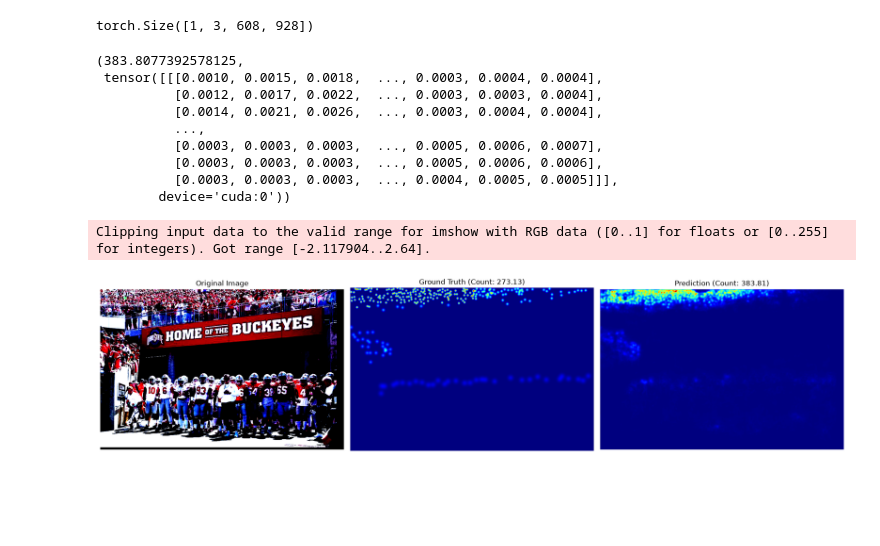
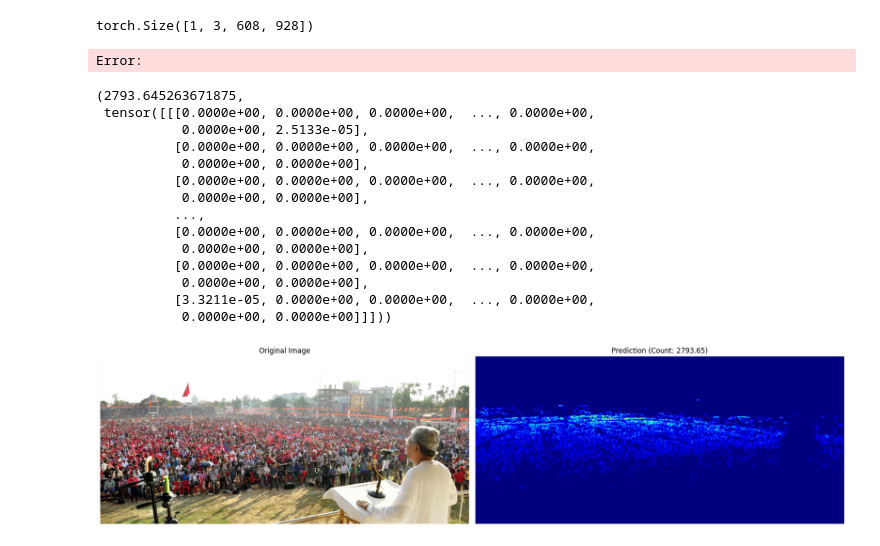
Before and after one commit to Karam-Antar/crowd_counting, a Jupyter notebook: notebooks/explore.ipynb, the cells around one changed output. Cells and saved outputs as stored; diff of their text form; code cells hidden in the pictures; blank space fills up the shorter version.

```diff
--- a/notebooks/explore.ipynb
+++ b/notebooks/explore.ipynb
@@ -19,5 +19,5 @@ os.environ["PYTORCH_CUDA_ALLOC_CONF"] = "expandable_segments:True"
 # %%
 inspection.inspect_model('convnext_base')
 # %%
-model, params = MLFlowRegistry().load_model('models:/crowd_counting/74')
+model, params = MLFlowRegistry().load_model('models:/crowd_counting/75')
 # %% [output]
@@ -112,28 +112,34 @@ from PIL import Image
 
 
 from src.data import transform_sample
-original_image = Image.open('/home/jl_fs/workspace/projects/crowd_counting/review_zeros/3139_jpg.rf.ade9d6799722481a373fd8b84a47797b.jpg').convert('RGB')
+original_image = Image.open('/teamspace/studios/this_studio/workspace/crowd_counting/testing_images/input/0580.jpg').convert('RGB')
 image = transform_sample.preprocess(original_image, params)
 # image = np.array([original_image])
+# %% [output]
+Error:
 # %%
-result  = model.predict(sample)
+result  = model.predict(image)
 result = (float(result[0][0]), result[1])
 result
 # %% [output]
-(383.8077392578125,
- tensor([[[0.0010, 0.0015, 0.0018,  ..., 0.0003, 0.0004, 0.0004],
-          [0.0012, 0.0017, 0.0022,  ..., 0.0003, 0.0003, 0.0004],
-          [0.0014, 0.0021, 0.0026,  ..., 0.0003, 0.0004, 0.0004],
+(2793.645263671875,
+ tensor([[[0.0000e+00, 0.0000e+00, 0.0000e+00,  ..., 0.0000e+00,
+           0.0000e+00, 2.5133e-05],
+          [0.0000e+00, 0.0000e+00, 0.0000e+00,  ..., 0.0000e+00,
+           0.0000e+00, 0.0000e+00],
+          [0.0000e+00, 0.0000e+00, 0.0000e+00,  ..., 0.0000e+00,
+           0.0000e+00, 0.0000e+00],
           ...,
-          [0.0003, 0.0003, 0.0003,  ..., 0.0005, 0.0006, 0.0007],
-          [0.0003, 0.0003, 0.0003,  ..., 0.0005, 0.0006, 0.0006],
-          [0.0003, 0.0003, 0.0003,  ..., 0.0004, 0.0005, 0.0005]]],
-        device='cuda:0'))
+          [0.0000e+00, 0.0000e+00, 0.0000e+00,  ..., 0.0000e+00,
+           0.0000e+00, 0.0000e+00],
+          [0.0000e+00, 0.0000e+00, 0.0000e+00,  ..., 0.0000e+00,
+           0.0000e+00, 0.0000e+00],
+          [3.3211e-05, 0.0000e+00, 0.0000e+00,  ..., 0.0000e+00,
+           0.0000e+00, 0.0000e+00]]]))
 # %%
 result = (result[0]['count'], result[0]['density_map'])
 # %%
-vis.visualize_sample(sample, target=(count, target), pred=result, cmap='jet')
+vis.visualize_sample(original_image, pred=result, cmap='jet')
 # %% [output]
-Clipping input data to the valid range for imshow with RGB data ([0..1] for floats or [0..255] for integers). Got range [-2.117904..2.64].
-[figure, old version]
+[figure, new version]
 # %%
```
Also changed, not shown: parts of 5 cells of this notebook, 1 other file.
